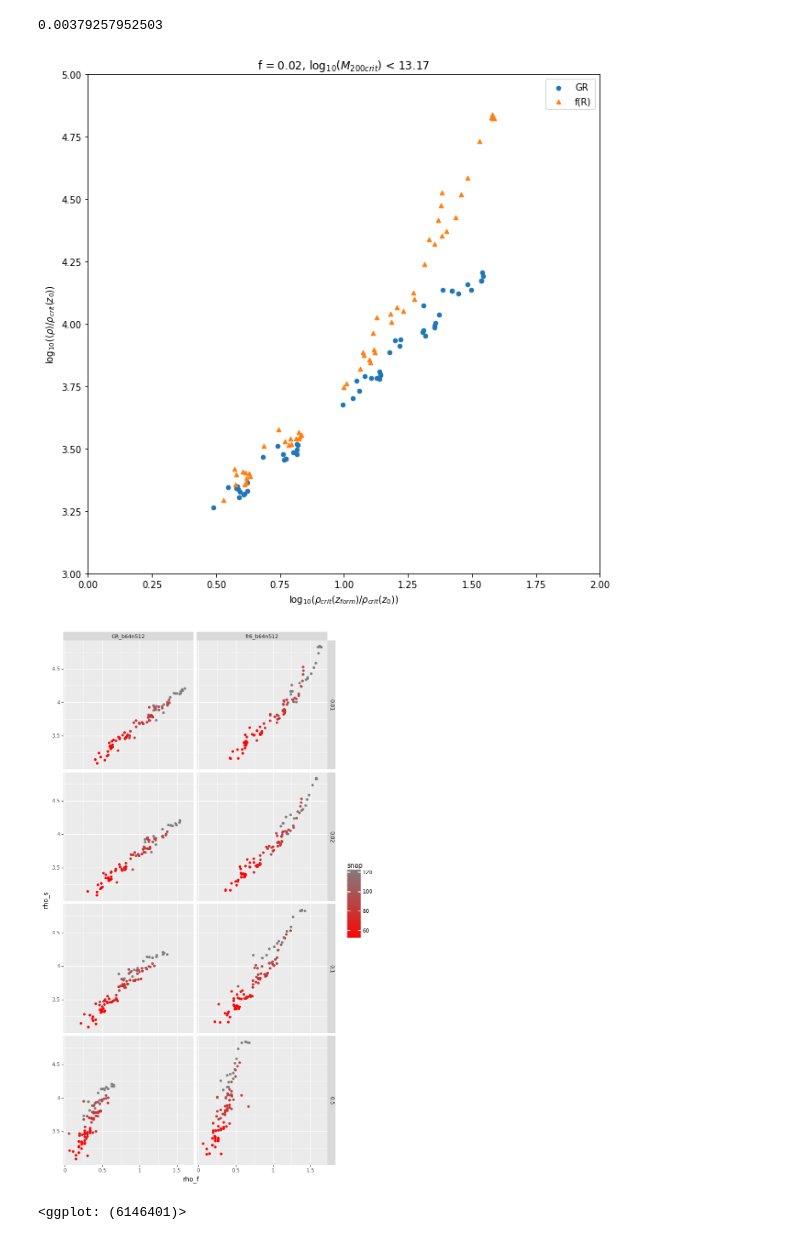
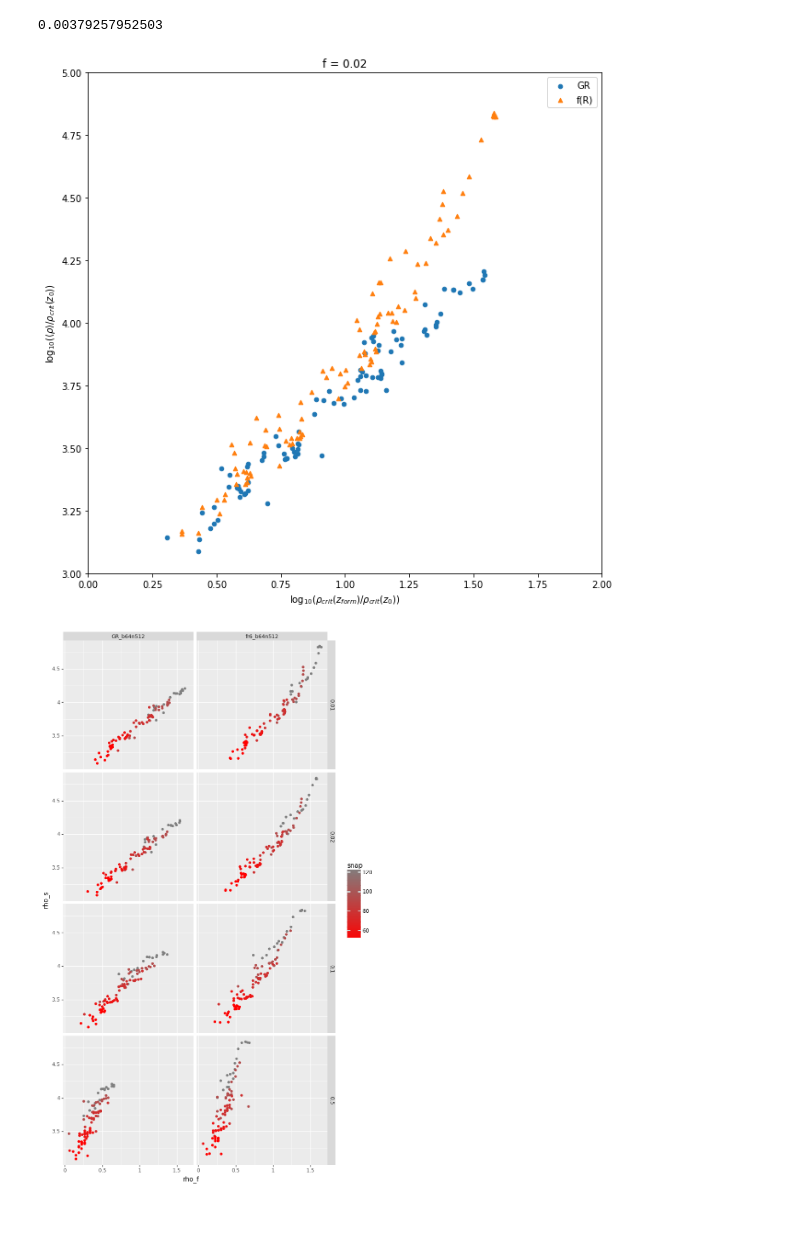
Before and after one commit to oleskiewicz/hbtp, a Jupyter notebook: relation.ipynb, the cells around one changed output. Drawn from its saved outputs; the diff is of its cells as text; code cells hidden in the pictures.

```diff
--- a/relation.ipynb
+++ b/relation.ipynb
@@ -50,34 +50,34 @@ print(sum((f_2(x, *popt_2) - y)**2.0) / float(len(y) - len(popt_2)))
 # %%
 fig, ax = plt.subplots(1, figsize=(10, 10))
 
 d[
     (d['grav'] == 'GR_b64n512') &
-    (d['bin'] < 12) &
     (d['f'] == NFW_f)]\
 .plot(ax=ax, kind='scatter', x='rho_f', y='rho_s', marker='o', c='C0', label='GR')
 
 d[
     (d['grav'] == 'fr6_b64n512') &
-    (d['bin'] < 12) &
     (d['f'] == NFW_f)]\
 .plot(ax=ax, kind='scatter', x='rho_f', y='rho_s', marker='^', c='C1', label='f(R)')
 
 # ax.plot(np.linspace(0, 2), f_0(np.linspace(0, 2), np.log10(400)), label='C=400', c='C2')
 # ax.plot(np.linspace(0, 2), f_0(np.linspace(0, 2), *popt_0), label='C=%d' % 10**popt_0[0], c='C3')
 # ax.plot(np.linspace(0, 2), f_1(np.linspace(0, 2), *popt_1), label='ax+b', c='C2')
 
-ax.set_title(r"f = %0.2f, $\log_{10}(M_{200crit})$ < 13.17" % NFW_f)
+ax.set_title(r"f = %0.2f" % NFW_f)
 ax.set_xlim((0, 2))
 ax.set_ylim((3, 5))
 ax.set_ylabel(r"$\log_{10}(\langle\rho\rangle / \rho_{crit}(z_0))$")
 ax.set_xlabel(r"$\log_{10}(\rho_{crit} (z_{form}) / \rho_{crit}(z_0))$")
 _ = ax.legend()
+
+# plt.savefig("./fig_00.pdf")
 # %% [output]
-[figure, old version]
+[figure, new version]
 # %%
 plotnine.options.figure_size = 8, 16
 
-ggplot(
+g = ggplot(
     d,
     aes(
         x='rho_f',
@@ -90,6 +90,7 @@ ggplot(
     )) +\
     scale_color_desaturate() +\
     facet_grid(['f', 'grav'])
+
+_ = g.draw()
 # %% [output]
 [figure]
-<ggplot: (6146401)>
```
Also changed, not shown: 1 other file.
